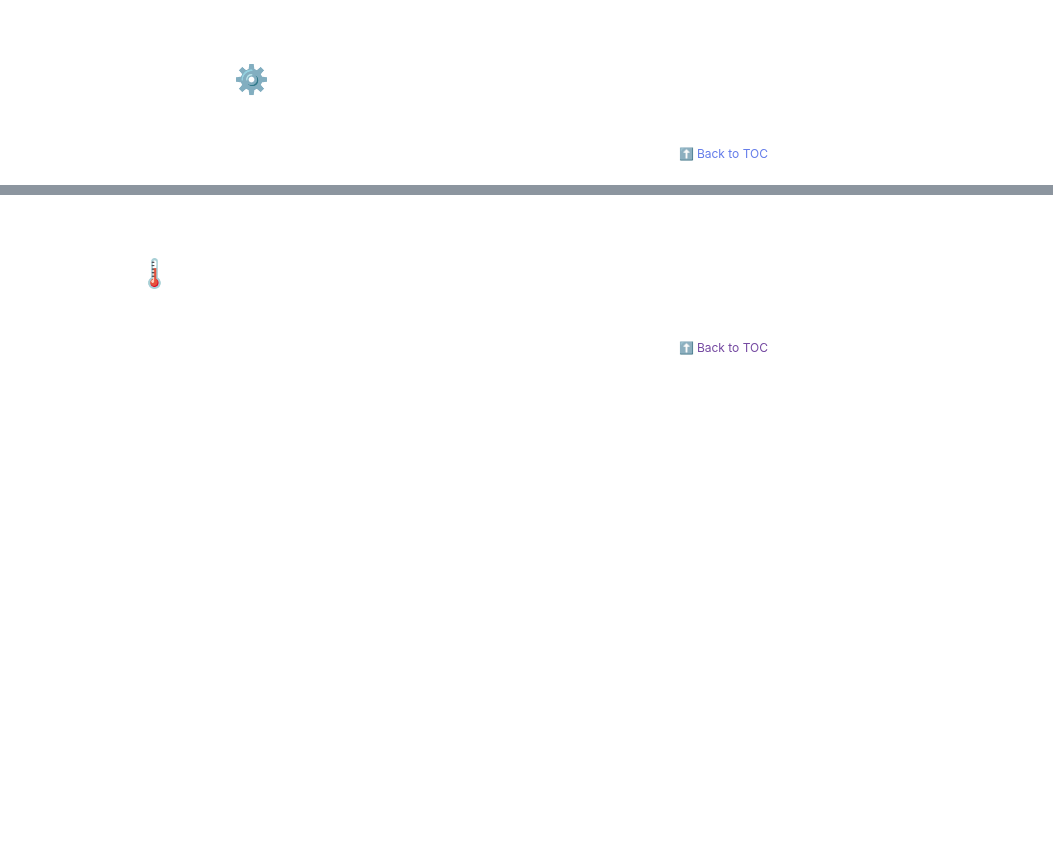
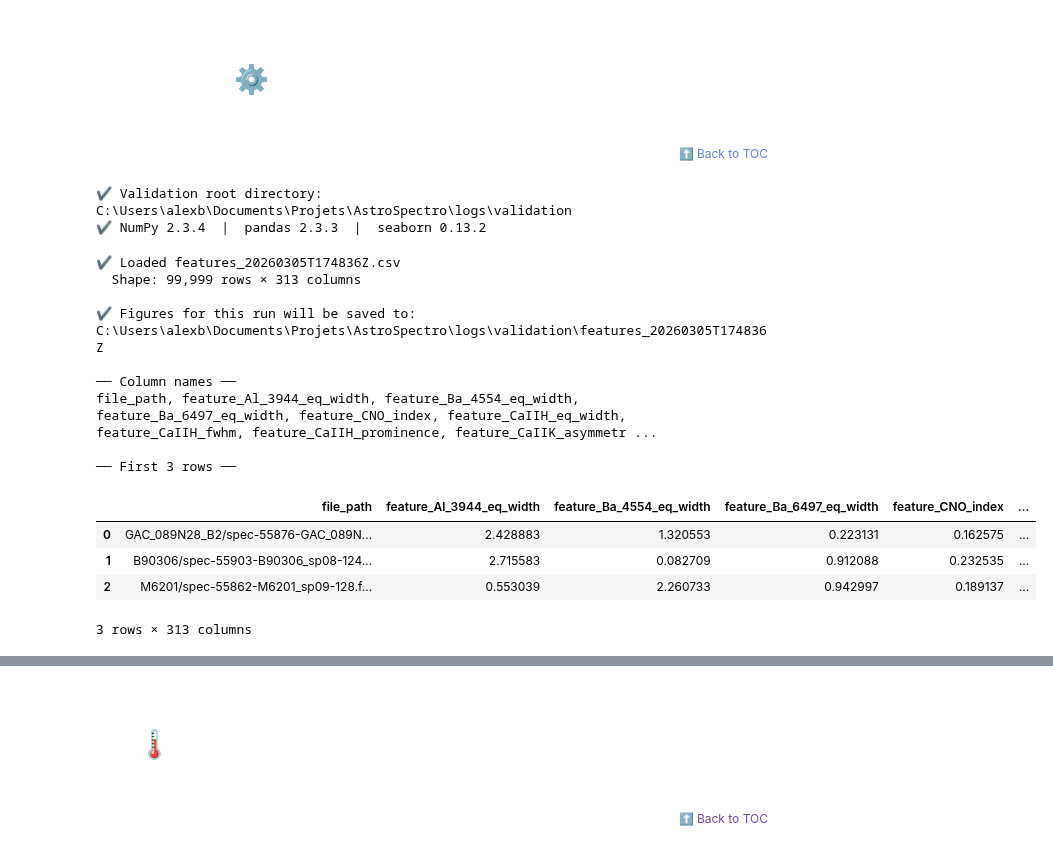
Before and after one commit to PhD-Brown/AstroSpectro, a Jupyter notebook: notebooks/03_scientific_validation.ipynb, the cells around one changed output, grey strips where cells are left out. Cells and saved outputs as stored; diff of their text form; code cells hidden in the pictures; blank space fills up the shorter version.

```diff
--- a/notebooks/03_scientific_validation.ipynb
+++ b/notebooks/03_scientific_validation.ipynb
@@ -147,34 +147,65 @@ sns.set_palette("colorblind")
 # Suppress non-critical warnings for cleaner output
 warnings.filterwarnings("ignore", category=FutureWarning)
 
-# Output directory for saved figures
-FIG_DIR = pathlib.Path("../logs/validation")
-FIG_DIR.mkdir(parents=True, exist_ok=True)
+# Root directory for validation outputs (run-specific subfolder is created after loading features)
+VALIDATION_ROOT_DIR = pathlib.Path("../logs/validation")
+VALIDATION_ROOT_DIR.mkdir(parents=True, exist_ok=True)
 
-print(f"✔ Figure output directory: {FIG_DIR.resolve()}")
+# Will be set in the data-loading cell using the features file name
+FIG_DIR = None
+
+print(f"✔ Validation root directory: {VALIDATION_ROOT_DIR.resolve()}")
 print(f"✔ NumPy {np.__version__}  |  pandas {pd.__version__}  |  seaborn {sns.__version__}")
+# %% [output]
+✔ Validation root directory: C:\Users\alexb\Documents\Projets\AstroSpectro\logs\validation
+✔ NumPy 2.3.4  |  pandas 2.3.3  |  seaborn 0.13.2
 # %%
 # ──────────────────────────────────────────────
 # Data loading
 # ──────────────────────────────────────────────
 
-FEATURES_PATH = pathlib.Path("../data/processed/features_20251217T160120Z.csv")
+FEATURES_PATH = pathlib.Path("../data/processed/features_20260305T174836Z.csv")
 
 try:
     df = pd.read_csv(FEATURES_PATH)
     print(f"✔ Loaded {FEATURES_PATH.name}")
     print(f"  Shape: {df.shape[0]:,} rows × {df.shape[1]} columns\n")
+
+    # Create a dedicated output folder for this specific features file
+    if "VALIDATION_ROOT_DIR" not in globals():
+        VALIDATION_ROOT_DIR = pathlib.Path("../logs/validation")
+        VALIDATION_ROOT_DIR.mkdir(parents=True, exist_ok=True)
+
+    feature_run_name = FEATURES_PATH.stem
+    FIG_DIR = VALIDATION_ROOT_DIR / feature_run_name
+    FIG_DIR.mkdir(parents=True, exist_ok=True)
+    print(f"✔ Figures for this run will be saved to: {FIG_DIR.resolve()}\n")
 except FileNotFoundError:
     raise FileNotFoundError(
         f"Features file not found at {FEATURES_PATH.resolve()}.\n"
         "Run the feature-engineering pipeline (notebook 00) first to generate it."
     )
 
 # Quick overview
 print("── Column names ──")
 print(", ".join(df.columns.tolist()))
 print(f"\n── First 3 rows ──")
 df.head(3)
+# %% [output]
+✔ Loaded features_20260305T174836Z.csv
+  Shape: 99,999 rows × 313 columns
+
+✔ Figures for this run will be saved to: C:\Users\alexb\Documents\Projets\AstroSpectro\logs\validation\features_20260305T174836Z
+
+── Column names ──
+file_path, feature_Al_3944_eq_width, feature_Ba_4554_eq_width, feature_Ba_6497_eq_width, feature_CNO_index, feature_CaIIH_eq_width, feature_CaIIH_fwhm, feature_CaIIH_prominence, feature_CaIIK_asymmetr ...
+
+── First 3 rows ──
+|  | file_path | feature_Al_3944_eq_width | feature_Ba_4554_eq_width | feature_Ba_6497_eq_width | feature_CNO_index | ... |
+| 0 | GAC_089N28_B2/spec-55876-GAC_089N... | 2.428883 | 1.320553 | 0.223131 | 0.162575 | ... |
+| 1 | B90306/spec-55903-B90306_sp08-124... | 2.715583 | 0.082709 | 0.912088 | 0.232535 | ... |
+| 2 | M6201/spec-55862-M6201_sp09-128.f... | 0.553039 | 2.260733 | 0.942997 | 0.189137 | ... |
+3 rows × 313 columns
 # %%
 # ──────────────────────────────────────────────
 # Spectral-class distribution
```
Also changed, not shown: parts of 11 cells of this notebook, 21 other files.
